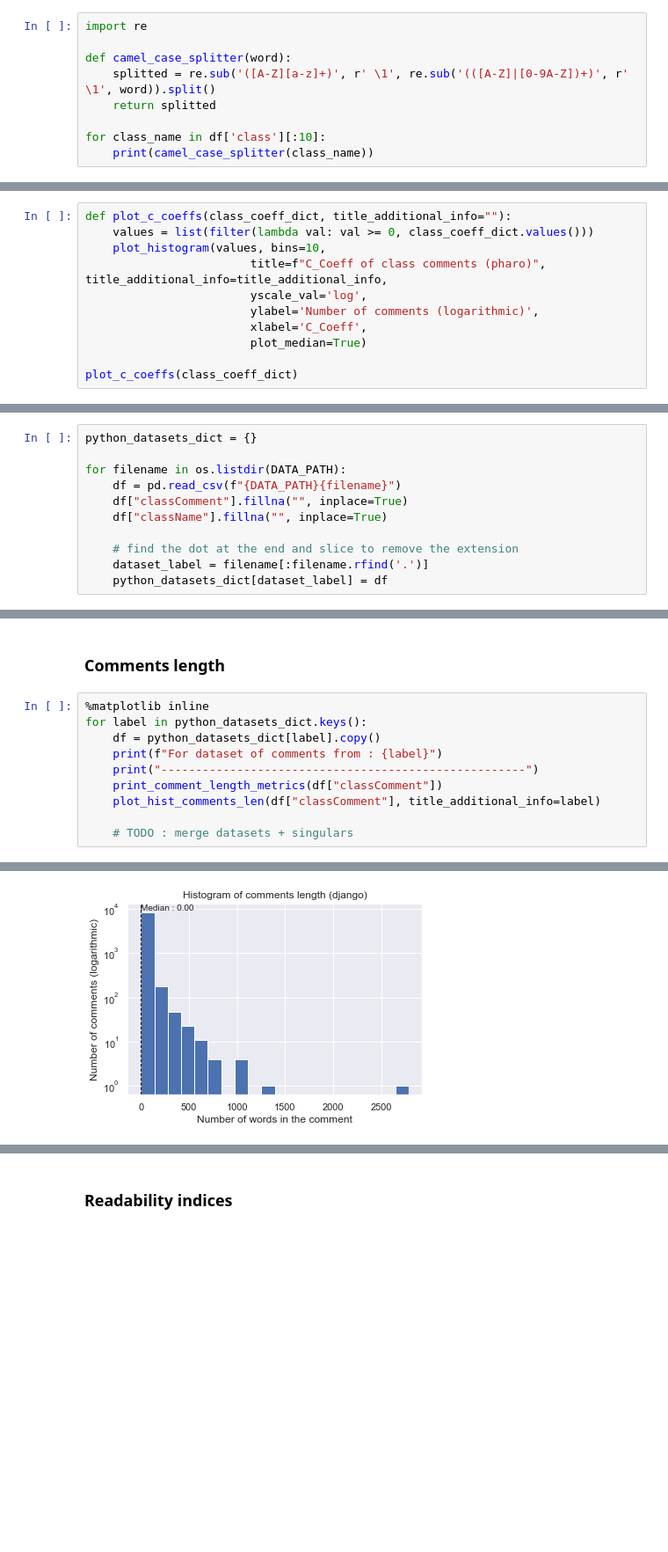
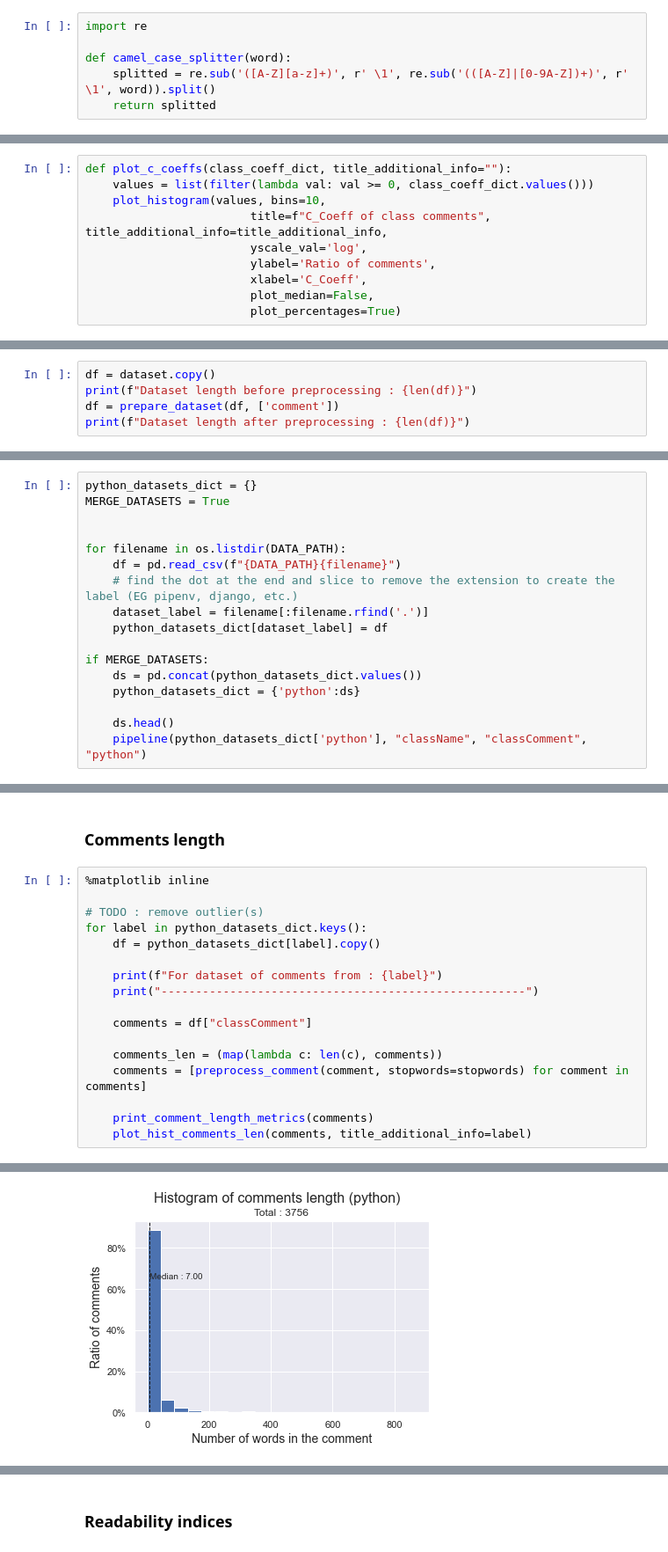
Before and after one commit to Naralas/SC-Seminar-Comment-Quality-Pharo, a Jupyter notebook: seminar_prototype.ipynb, the cells around one changed output, grey strips where cells are left out. Shown at 88% size. Drawn from its saved outputs; the diff is of its cells as text; blank space fills up the shorter version.

Commit message:
Updates on the plots to use percentages instead (optional), separated pharo computations into sub cells, dataset preparation with outliers removal, setup pipeline function

```diff
--- a/seminar_prototype.ipynb
+++ b/seminar_prototype.ipynb
@@ -255,6 +253,3 @@ import re
 def camel_case_splitter(word):
     splitted = re.sub('([A-Z][a-z]+)', r' \1', re.sub('(([A-Z]|[0-9A-Z])+)', r' \1', word)).split()
     return splitted
-
-for class_name in df['class'][:10]:
-    print(camel_case_splitter(class_name))
@@ -330,10 +311,9 @@ class_coeff_dict = compute_c_coeff(df["comment"], df["class"], class_names_split
 def plot_c_coeffs(class_coeff_dict, title_additional_info=""):
     values = list(filter(lambda val: val >= 0, class_coeff_dict.values()))
     plot_histogram(values, bins=10,
-                        title=f"C_Coeff of class comments (pharo)", title_additional_info=title_additional_info,
+                        title=f"C_Coeff of class comments", title_additional_info=title_additional_info,
                         yscale_val='log',
-                        ylabel='Number of comments (logarithmic)',
+                        ylabel='Ratio of comments',
                         xlabel='C_Coeff',
-                        plot_median=True)
-
-plot_c_coeffs(class_coeff_dict)
+                        plot_median=False,
+                        plot_percentages=True)
@@ -413,0 +410,5 @@ Comments with **c_coeff >= 0.5 and < 0.75**
+# %%
+df = dataset.copy()
+print(f"Dataset length before preprocessing : {len(df)}")
+df = prepare_dataset(df, ['comment'])
+print(f"Dataset length after preprocessing : {len(df)}")
@@ -418,12 +460,18 @@ import os
 DATA_PATH = 'data/python/'
 # %%
 python_datasets_dict = {}
+MERGE_DATASETS = True
+
 
 for filename in os.listdir(DATA_PATH):
     df = pd.read_csv(f"{DATA_PATH}{filename}")
-    df["classComment"].fillna("", inplace=True)
-    df["className"].fillna("", inplace=True)
-
-    # find the dot at the end and slice to remove the extension
+    # find the dot at the end and slice to remove the extension to create the label (EG pipenv, django, etc.)
     dataset_label = filename[:filename.rfind('.')]
     python_datasets_dict[dataset_label] = df
+
+if MERGE_DATASETS:
+    ds = pd.concat(python_datasets_dict.values())
+    python_datasets_dict = {'python':ds}
+
+    ds.head()
+    pipeline(python_datasets_dict['python'], "className", "classComment", "python")
@@ -431,12 +482,19 @@ for filename in os.listdir(DATA_PATH):
 ### Comments length
 # %%
 %matplotlib inline
+
+# TODO : remove outlier(s)
 for label in python_datasets_dict.keys():
     df = python_datasets_dict[label].copy()
+
     print(f"For dataset of comments from : {label}")
     print("-----------------------------------------------------")
-    print_comment_length_metrics(df["classComment"])
-    plot_hist_comments_len(df["classComment"], title_additional_info=label)
 
-    # TODO : merge datasets + singulars
+    comments = df["classComment"]
+
+    comments_len = (map(lambda c: len(c), comments))
+    comments = [preprocess_comment(comment, stopwords=stopwords) for comment in comments]
+
+    print_comment_length_metrics(comments)
+    plot_hist_comments_len(comments, title_additional_info=label)
 # %% [output]
@@ -452 +507 @@ Ratio of comments too short : 0.0 %
-[figure, old version]
+[figure, new version]
```
Also changed, not shown: parts of 29 cells of this notebook.
